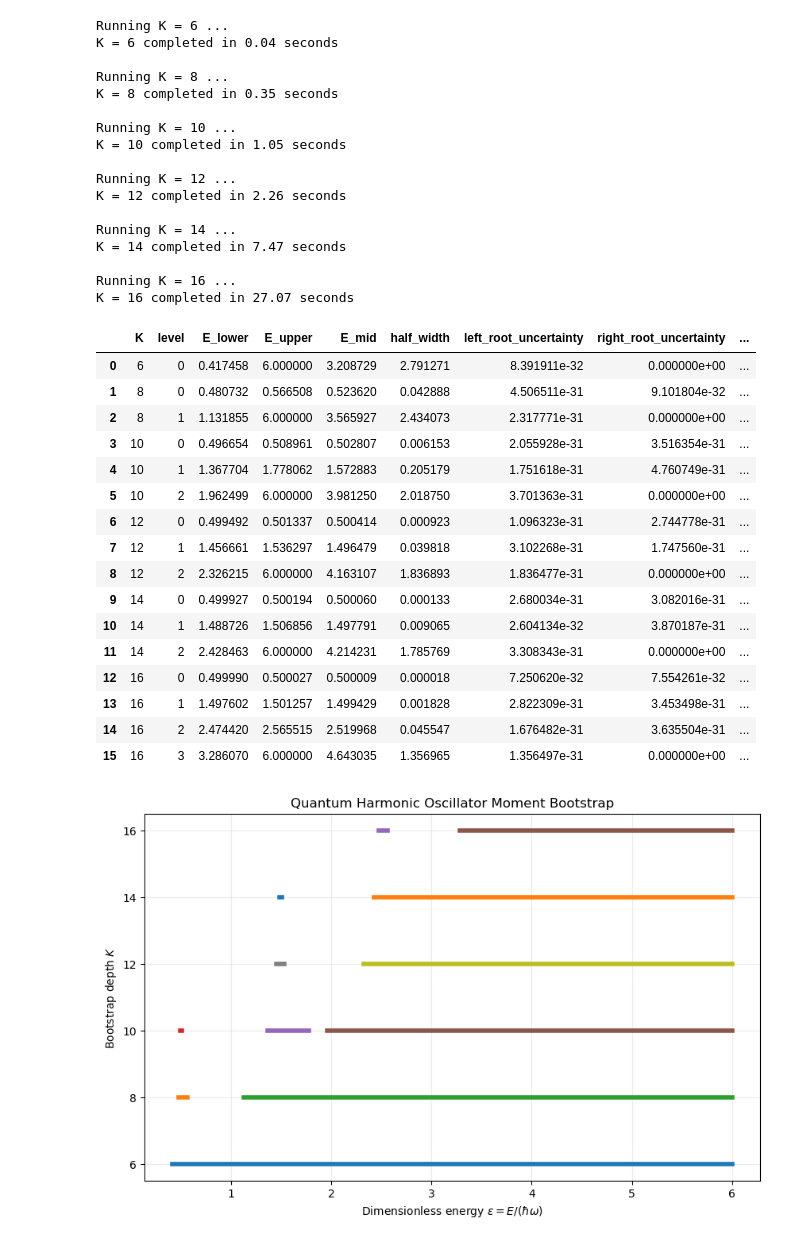
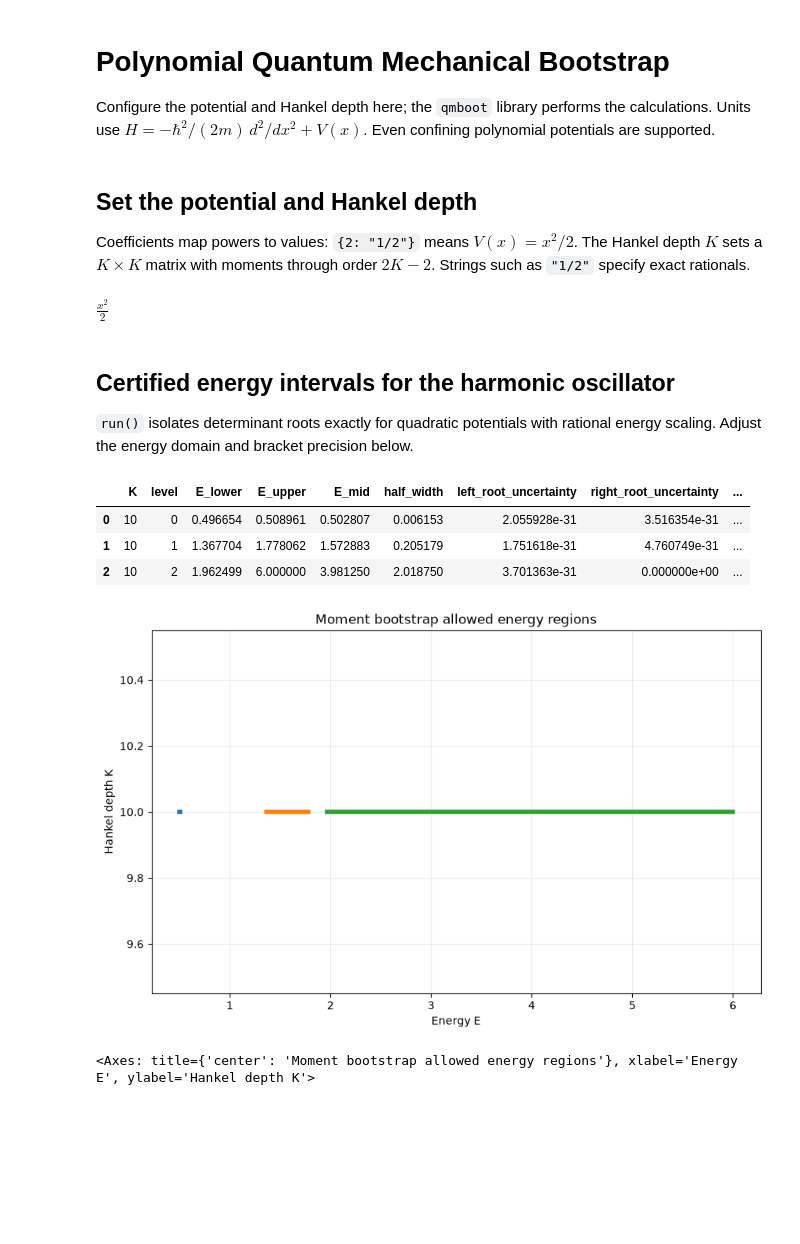
Before and after one commit to Konczer/ExactNumerics, a Jupyter notebook: Quantum Mechanical Bootstrap/QMBootstrap_Polynomial.ipynb, the cells around one changed output. Cells and saved outputs as stored; diff of their text form; code cells hidden in the pictures; blank space fills up the shorter version.

Commit message:
Replace quantum bootstrap folder with C++ library and spectrum workflow

```diff
--- a/Quantum Mechanical Bootstrap/QMBootstrap_Polynomial.ipynb
+++ b/Quantum Mechanical Bootstrap/QMBootstrap_Polynomial.ipynb
@@ -732,49 +1,37 @@ $\displaystyle \langle q^{8\rangle} = \frac{35 \left(16 \epsilon^{4} + 56 \epsil
+# %% [markdown]
+# Polynomial Quantum Mechanical Bootstrap
+
+Configure the potential and Hankel depth here; the `qmboot` library performs the calculations. Units use $H=-\hbar^2/(2m)\,d^2/dx^2+V(x)$. Even confining polynomial potentials are supported.
+# %%
+%matplotlib inline
+
+import importlib
+import qmboot
+qmboot = importlib.reload(qmboot)
+from IPython.display import display
+# %% [markdown]
+## Set the potential and Hankel depth
+
+Coefficients map powers to values: `{2: "1/2"}` means $V(x)=x^2/2$. The Hankel depth $K$ sets a $K\times K$ matrix with moments through order $2K-2$. Strings such as `"1/2"` specify exact rationals.
+# %%
+potential = qmboot.PolynomialPotential({2: "1/2"})
+hankel_depth = 10
+bootstrap = qmboot.Bootstrap(potential, hankel_depth=hankel_depth, mass=1, hbar=1)
+display(potential.as_expr())
+# %% [output]
+$\displaystyle \frac{x^{2}}{2}$
+# %% [markdown]
+## Certified energy intervals for the harmonic oscillator
+
+`run()` isolates determinant roots exactly for quadratic potentials with rational energy scaling. Adjust the energy domain and bracket precision below.
 # %%
-from IPython.display import display
-
-results = bootstrap_sequence(
-    Ks=[6, 8, 10, 12, 14, 16],
-    Emin=0,
-    Emax=6,
-    root_digits=30
-)
-
+results = bootstrap.run(Emin=0, Emax=6, root_digits=30)
 display(results)
-
-plot_bootstrap_regions(results)
+qmboot.plot_regions(results)
 # %% [output]
-Running K = 6 ...
-K = 6 completed in 0.04 seconds
-
-Running K = 8 ...
-K = 8 completed in 0.35 seconds
-
-Running K = 10 ...
-K = 10 completed in 1.05 seconds
-
-Running K = 12 ...
-K = 12 completed in 2.26 seconds
-
-Running K = 14 ...
-K = 14 completed in 7.47 seconds
-
-Running K = 16 ...
-K = 16 completed in 27.07 seconds
 |  | K | level | E_lower | E_upper | E_mid | half_width | left_root_uncertainty | right_root_uncertainty | ... |
-| 0 | 6 | 0 | 0.417458 | 6.000000 | 3.208729 | 2.791271 | 8.391911e-32 | 0.000000e+00 | ... |
-| 1 | 8 | 0 | 0.480732 | 0.566508 | 0.523620 | 0.042888 | 4.506511e-31 | 9.101804e-32 | ... |
-| 2 | 8 | 1 | 1.131855 | 6.000000 | 3.565927 | 2.434073 | 2.317771e-31 | 0.000000e+00 | ... |
-| 3 | 10 | 0 | 0.496654 | 0.508961 | 0.502807 | 0.006153 | 2.055928e-31 | 3.516354e-31 | ... |
-| 4 | 10 | 1 | 1.367704 | 1.778062 | 1.572883 | 0.205179 | 1.751618e-31 | 4.760749e-31 | ... |
-| 5 | 10 | 2 | 1.962499 | 6.000000 | 3.981250 | 2.018750 | 3.701363e-31 | 0.000000e+00 | ... |
-| 6 | 12 | 0 | 0.499492 | 0.501337 | 0.500414 | 0.000923 | 1.096323e-31 | 2.744778e-31 | ... |
-| 7 | 12 | 1 | 1.456661 | 1.536297 | 1.496479 | 0.039818 | 3.102268e-31 | 1.747560e-31 | ... |
-| 8 | 12 | 2 | 2.326215 | 6.000000 | 4.163107 | 1.836893 | 1.836477e-31 | 0.000000e+00 | ... |
-| 9 | 14 | 0 | 0.499927 | 0.500194 | 0.500060 | 0.000133 | 2.680034e-31 | 3.082016e-31 | ... |
-| 10 | 14 | 1 | 1.488726 | 1.506856 | 1.497791 | 0.009065 | 2.604134e-32 | 3.870187e-31 | ... |
-| 11 | 14 | 2 | 2.428463 | 6.000000 | 4.214231 | 1.785769 | 3.308343e-31 | 0.000000e+00 | ... |
-| 12 | 16 | 0 | 0.499990 | 0.500027 | 0.500009 | 0.000018 | 7.250620e-32 | 7.554261e-32 | ... |
-| 13 | 16 | 1 | 1.497602 | 1.501257 | 1.499429 | 0.001828 | 2.822309e-31 | 3.453498e-31 | ... |
-| 14 | 16 | 2 | 2.474420 | 2.565515 | 2.519968 | 0.045547 | 1.676482e-31 | 3.635504e-31 | ... |
-| 15 | 16 | 3 | 3.286070 | 6.000000 | 4.643035 | 1.356965 | 1.356497e-31 | 0.000000e+00 | ... |
+| 0 | 10 | 0 | 0.496654 | 0.508961 | 0.502807 | 0.006153 | 2.055928e-31 | 3.516354e-31 | ... |
+| 1 | 10 | 1 | 1.367704 | 1.778062 | 1.572883 | 0.205179 | 1.751618e-31 | 4.760749e-31 | ... |
+| 2 | 10 | 2 | 1.962499 | 6.000000 | 3.981250 | 2.018750 | 3.701363e-31 | 0.000000e+00 | ... |
-[figure, old version]
+[figure, new version]
+<Axes: title={'center': 'Moment bootstrap allowed energy regions'}, xlabel='Energy E', ylabel='Hankel depth K'>
```
Also changed, not shown: parts of 22 cells of this notebook, 20 other files.
